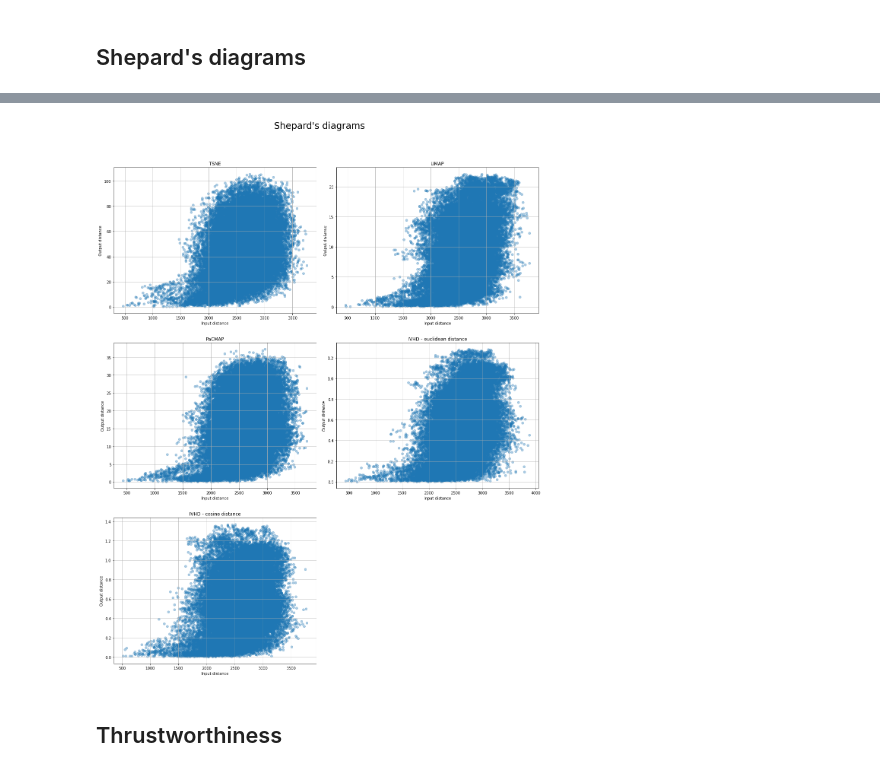
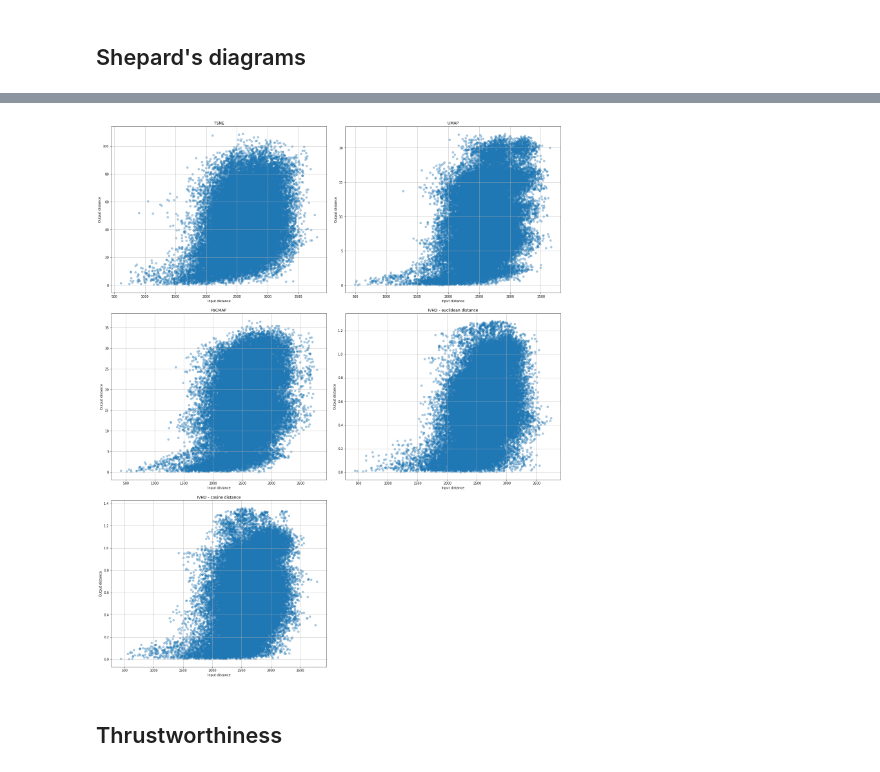
Before and after one commit to Smendowski/data-embedding-and-visualization, a Jupyter notebook: [4] MNIST embedding analysis.ipynb, the cells around one changed output, grey strips where cells are left out. Saved outputs shown, nothing was run; the diff lists cells and outputs as text; code cells hidden in the pictures.

```diff
--- a/[4] MNIST embedding analysis.ipynb
+++ b/[4] MNIST embedding analysis.ipynb
@@ -297,23 +296,21 @@ def draw_diagram(x, y, title, ax):
 # %%
 fig = plt.figure(figsize=(20, 24), constrained_layout=True)
 spec = fig.add_gridspec(3, 2)
 
 ax00 = fig.add_subplot(spec[0, 0])
 draw_diagram(tsne_diagram.original_distances, tsne_diagram.embedding_distances, 'TSNE', ax00)
 ax01 = fig.add_subplot(spec[0, 1])
 draw_diagram(umap_diagram.original_distances, umap_diagram.embedding_distances, 'UMAP', ax01)
 ax10 = fig.add_subplot(spec[1, 0])
 draw_diagram(pacmap_diagram.original_distances, pacmap_diagram.embedding_distances, 'PaCMAP', ax10)
 ax11 = fig.add_subplot(spec[1, 1])
 draw_diagram(ivhd_euclidean_diagram.original_distances, ivhd_euclidean_diagram.embedding_distances, 'IVHD - euclidean distance', ax11)
 ax20 = fig.add_subplot(spec[2, 0])
 draw_diagram(ivhd_cosine_diagram.original_distances, ivhd_cosine_diagram.embedding_distances, 'IVHD - cosine distance', ax20)
 
-fig.suptitle('Shepard\'s diagrams', size=24, y=0.95)
-fig.subplots_adjust(wspace=0.1, hspace=0.2)
 plt.show()
 # %% [output]
-[figure, old version]
+[figure, new version]
 # %%
 fig.savefig("metrics_plots/MNIST-shepard-diagrams.png", transparent=True, facecolor='w')
 # %% [markdown]
```
Also changed, not shown: parts of 2 cells of this notebook, 3 other files.
